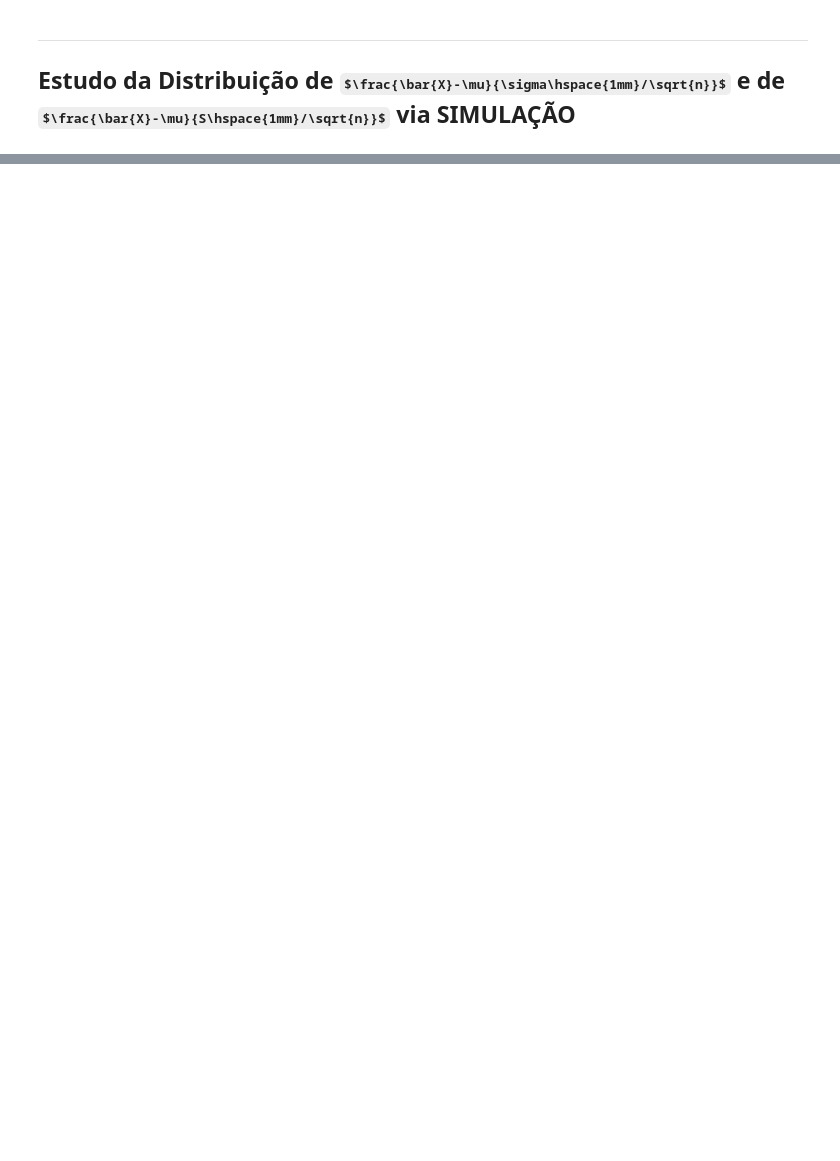
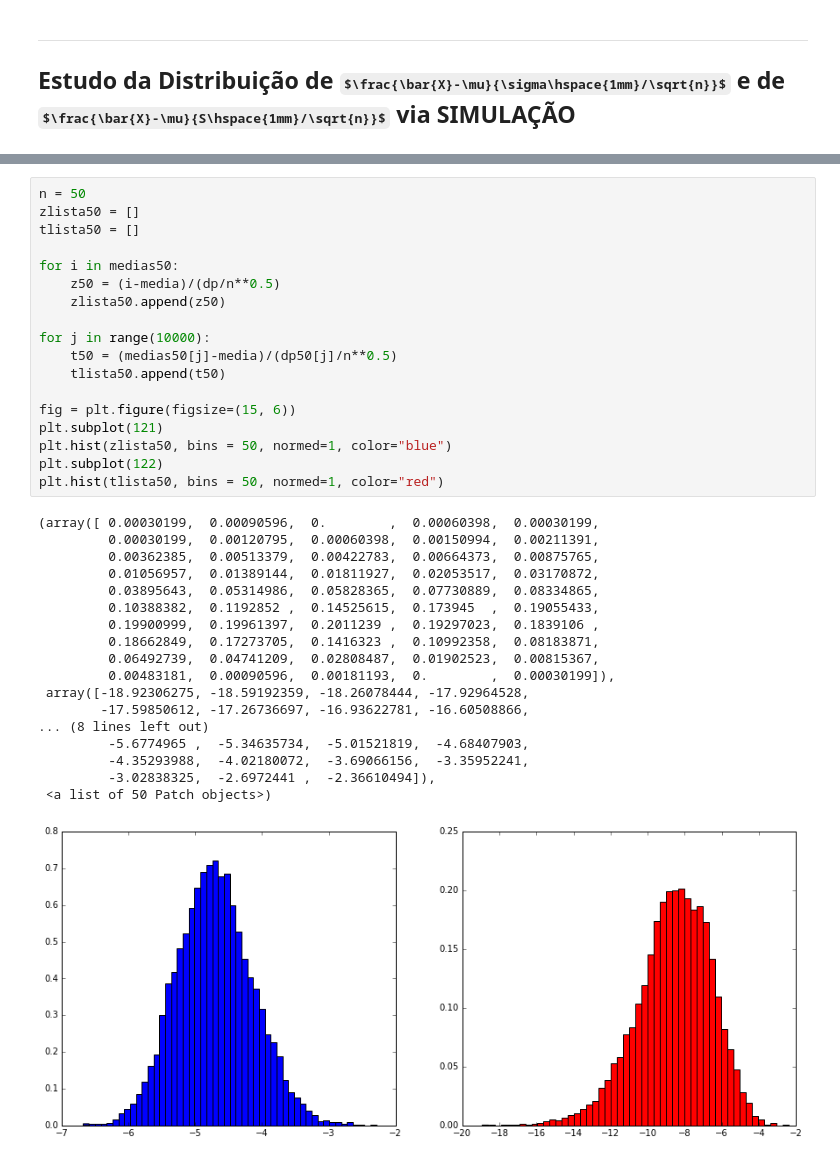
Before and after one commit to brunodratcu/CD1S17, a Jupyter notebook: APS/Projeto 3/Projeto3 Layout.ipynb, the cells around one changed output, grey strips where cells are left out. Drawn from its saved outputs; the diff is of its cells as text; some formulas as TeX source; blank space fills up the shorter version.

```diff
--- a/APS/Projeto 3/Projeto3 Layout.ipynb
+++ b/APS/Projeto 3/Projeto3 Layout.ipynb
@@ -252,0 +353,37 @@ for i in range (0, 10001):
+# %%
+n = 50
+zlista50 = []
+tlista50 = []
+
+for i in medias50:
+    z50 = (i-media)/(dp/n**0.5)
+    zlista50.append(z50)
+
+for j in range(10000):
+    t50 = (medias50[j]-media)/(dp50[j]/n**0.5)
+    tlista50.append(t50)
+
+fig = plt.figure(figsize=(15, 6))
+plt.subplot(121)
+plt.hist(zlista50, bins = 50, normed=1, color="blue")
+plt.subplot(122)
+plt.hist(tlista50, bins = 50, normed=1, color="red")
+# %% [output]
+(array([ 0.00030199,  0.00090596,  0.        ,  0.00060398,  0.00030199,
+         0.00030199,  0.00120795,  0.00060398,  0.00150994,  0.00211391,
+         0.00362385,  0.00513379,  0.00422783,  0.00664373,  0.00875765,
+         0.01056957,  0.01389144,  0.01811927,  0.02053517,  0.03170872,
+         0.03895643,  0.05314986,  0.05828365,  0.07730889,  0.08334865,
+         0.10388382,  0.1192852 ,  0.14525615,  0.173945  ,  0.19055433,
+         0.19900999,  0.19961397,  0.2011239 ,  0.19297023,  0.1839106 ,
+         0.18662849,  0.17273705,  0.1416323 ,  0.10992358,  0.08183871,
+         0.06492739,  0.04741209,  0.02808487,  0.01902523,  0.00815367,
+         0.00483181,  0.00090596,  0.00181193,  0.        ,  0.00030199]),
+ array([-18.92306275, -18.59192359, -18.26078444, -17.92964528,
+        -17.59850612, -17.26736697, -16.93622781, -16.60508866,
+... (8 lines left out)
+         -5.6774965 ,  -5.34635734,  -5.01521819,  -4.68407903,
+         -4.35293988,  -4.02180072,  -3.69066156,  -3.35952241,
+         -3.02838325,  -2.6972441 ,  -2.36610494]),
+ <a list of 50 Patch objects>)
+[figure, added]
```
Also changed, not shown: parts of 13 cells of this notebook.
